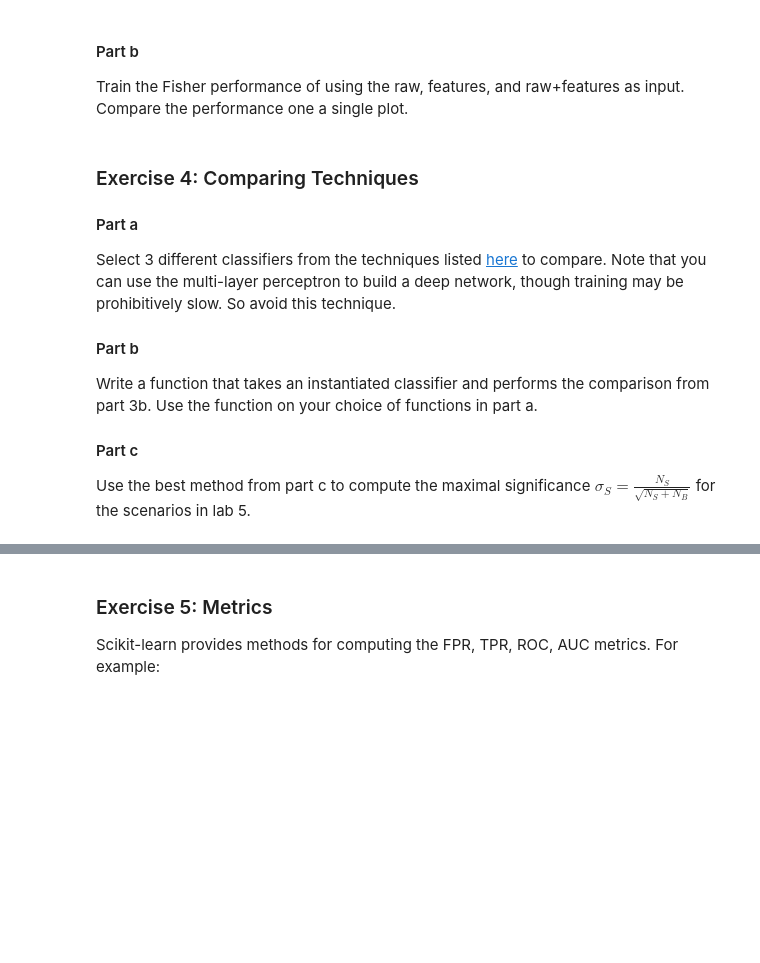
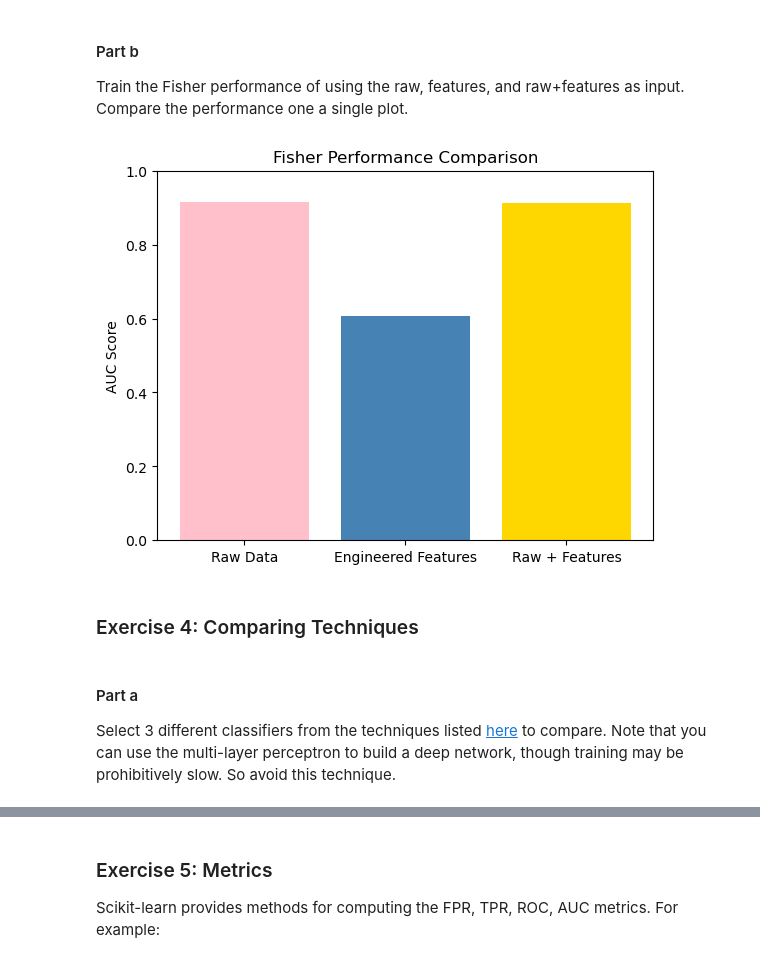
Before and after one commit to erinefos/DATA3402.Fall.2024, a Jupyter notebook: Labs/Lab.8/Lab.8.EF.ipynb, the cells around one changed output, grey strips where cells are left out. Cells and saved outputs as stored; diff of their text form; code cells hidden in the pictures; blank space fills up the shorter version.

```diff
--- a/Labs/Lab.8/Lab.8.EF.ipynb
+++ b/Labs/Lab.8/Lab.8.EF.ipynb
@@ -92,13 +157,52 @@ Train the Fisher performance of using the raw, features, and raw+features as inp
+# %%
+# Generate synthetic dataset
+X, y = make_classification(n_samples=1000, n_features=20, random_state=42)
+X_train, X_test, y_train, y_test = train_test_split(X, y, test_size=0.3, random_state=42)
+
+# Define raw data (original features)
+X_raw_train, X_raw_test = X_train, X_test
+
+# Define additional engineered features (e.g., statistical summary of existing features)
+X_features_train = np.c_[X_train.mean(axis=1), X_train.std(axis=1)]
+X_features_test = np.c_[X_test.mean(axis=1), X_test.std(axis=1)]
+
+# Combine raw data and engineered features
+X_raw_plus_features_train = np.c_[X_raw_train, X_features_train]
+X_raw_plus_features_test = np.c_[X_raw_test, X_features_test]
+
+# Initialize Fisher (LDA) models
+lda_raw = LinearDiscriminantAnalysis()
+lda_features = LinearDiscriminantAnalysis()
+lda_raw_plus_features = LinearDiscriminantAnalysis()
+
+# Train models on different types of input
+lda_raw.fit(X_raw_train, y_train)
+lda_features.fit(X_features_train, y_train)
+lda_raw_plus_features.fit(X_raw_plus_features_train, y_train)
+
+# Predict probabilities for each model on test set
+y_proba_raw = lda_raw.predict_proba(X_raw_test)[:, 1]
+y_proba_features = lda_features.predict_proba(X_features_test)[:, 1]
+y_proba_raw_plus_features = lda_raw_plus_features.predict_proba(X_raw_plus_features_test)[:, 1]
+
+# Calculate AUC as performance metric
+auc_raw = roc_auc_score(y_test, y_proba_raw)
+auc_features = roc_auc_score(y_test, y_proba_features)
+auc_raw_plus_features = roc_auc_score(y_test, y_proba_raw_plus_features)
+
+# Plot the results
+plt.figure()
+x_labels = ['Raw Data', 'Engineered Features', 'Raw + Features']
+auc_scores = [auc_raw, auc_features, auc_raw_plus_features]
+plt.bar(x_labels, auc_scores, color=['pink', 'steelblue', 'gold'])
+plt.ylabel('AUC Score')
+plt.title('Fisher Performance Comparison')
+plt.ylim(0, 1)
+plt.show()
+# %% [output]
+[figure, added]
+# %% [markdown]
+### Exercise 4: Comparing Techniques
 # %% [markdown]
-### Exercise 4: Comparing Techniques
-
 #### Part a
 Select 3 different classifiers from the techniques listed [here](http://scikit-learn.org/stable/supervised_learning.html#supervised-learning) to compare. Note that you can use the multi-layer perceptron to build a deep network, though training may be prohibitively slow. So avoid this technique.
-
-#### Part b
-
-Write a function that takes an instantiated classifier and performs the comparison from part 3b. Use the function on your choice of functions in part a.
-
-#### Part c
-
-Use the best method from part c to compute the maximal significance $\sigma_S= \frac{N_S}{\sqrt{N_S+N_B}}$ for the scenarios in lab 5.
```
Also changed, not shown: parts of 10 cells of this notebook, 1 other file.
